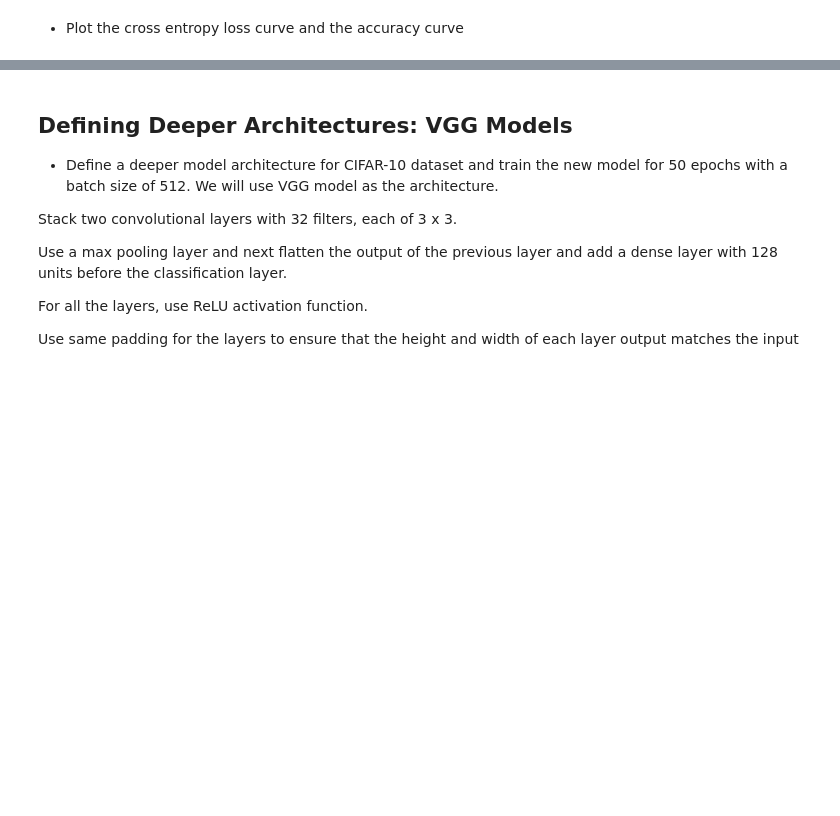
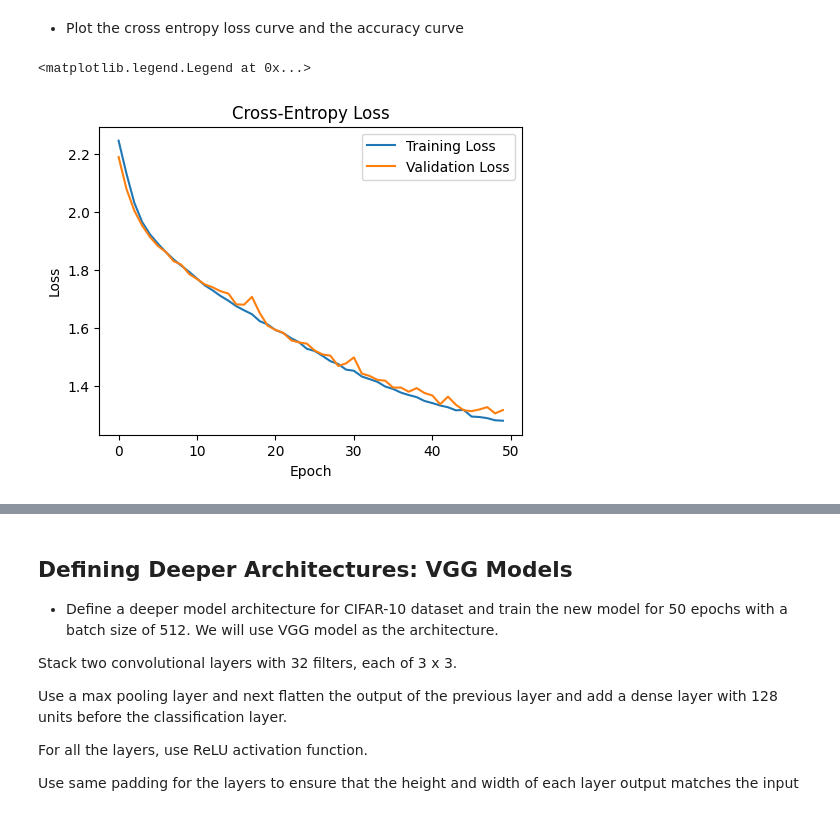
Before and after one commit to spqdot/lab-image-classification-using-convolutional-neural-networks, a Jupyter notebook: main.ipynb, the cells around one changed output, grey strips where cells are left out. Saved outputs shown, nothing was run; the diff lists cells and outputs as text; code cells hidden in the pictures; blank space fills up the shorter version.

```diff
--- a/main.ipynb
+++ b/main.ipynb
@@ -45,0 +96,5 @@ Downloading data from https://www.cs.toronto.edu/~kriz/cifar-10-python.tar.gz
+# %%
+y_train = to_categorical(y_train, 10)
+y_test = to_categorical(y_test, 10)
+
+print(y_train[:5])
@@ -45,0 +109,3 @@ Downloading data from https://www.cs.toronto.edu/~kriz/cifar-10-python.tar.gz
+# %%
+x_train = x_train.astype('float32') / 255.0
+x_test = x_test.astype('float32') / 255.0
@@ -62,0 +167,8 @@ WARNING:tensorflow:From C:\Users\drago\AppData\Local\Packages\PythonSoftwareFoun
+# %%
+# Your code here :
+model = models.Sequential()
+model.add(layers.Conv2D(32, (3, 3), activation='relu', input_shape=(32, 32, 3)))
+model.add(layers.MaxPooling2D((2, 2)))
+model.add(layers.Flatten())
+model.add(layers.Dense(100, activation='relu'))
+model.add(layers.Dense(10, activation='softmax'))
@@ -67,0 +198,6 @@ WARNING:tensorflow:From C:\Users\drago\AppData\Local\Packages\PythonSoftwareFoun
+# %%
+# Your code here :
+
+model.compile(optimizer='sgd', loss='categorical_crossentropy', metrics=['accuracy'])
+
+history = model.fit(x_train, y_train, epochs=50, batch_size=512, validation_split=0.1)
@@ -71,0 +224,16 @@ WARNING:tensorflow:From C:\Users\drago\AppData\Local\Packages\PythonSoftwareFoun
+# %%
+# Your code here :
+plt.figure(figsize=(12, 4))
+
+
+# Cross-Entropy Loss Curve
+plt.subplot(1, 2, 1)
+plt.plot(history.history['loss'], label='Training Loss')
+plt.plot(history.history['val_loss'], label='Validation Loss')
+plt.title('Cross-Entropy Loss')
+plt.xlabel('Epoch')
+plt.ylabel('Loss')
+plt.legend()
+# %% [output]
+<matplotlib.legend.Legend at 0x...>
+[figure, added]
```
Also changed, not shown: parts of 53 cells of this notebook.
